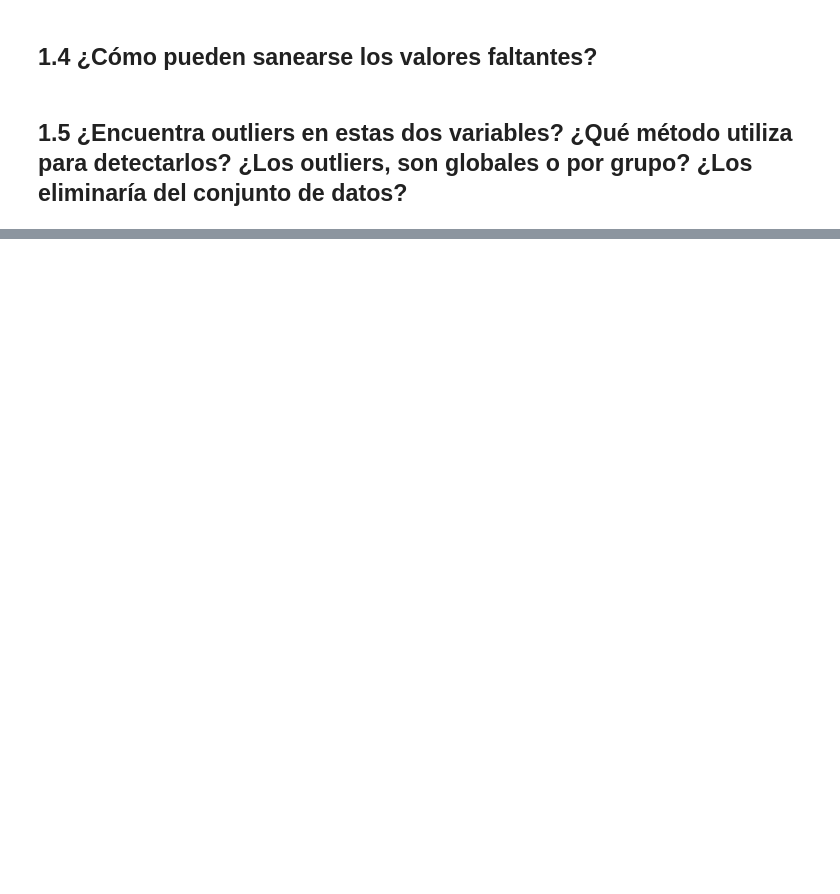
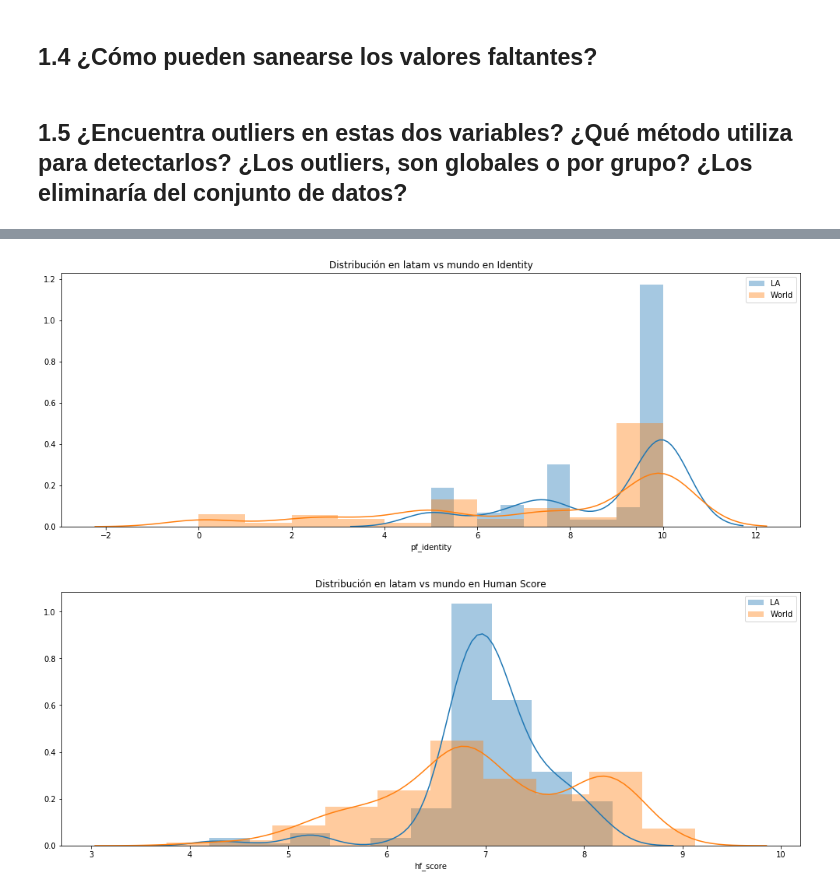
Before and after one commit to avdata99/diplo-datos-2019-practico-01, a Jupyter notebook: TP1 Visualizacion de datos.ipynb, the cells around one changed output, grey strips where cells are left out. Cells and saved outputs as stored; diff of their text form; code cells hidden in the pictures; blank space fills up the shorter version.

```diff
--- a/TP1 Visualizacion de datos.ipynb
+++ b/TP1 Visualizacion de datos.ipynb
@@ -120,0 +221,18 @@ Latin America, Identity and relationships Moda: 10.0
+# %%
+# 2.1
+plt.figure(figsize=(17,6))
+seaborn.distplot(a=latin_america['pf_identity'].dropna(), label='LA', bins=10)
+seaborn.distplot(a=important_dataset['pf_identity'].dropna(), label='World', bins=10)
+plt.title('Distribución en latam vs mundo en Identity')
+plt.legend()
+plt.show()
+
+plt.figure(figsize=(17,6))
+seaborn.distplot(a=latin_america['hf_score'].dropna(), label='LA', bins=10)
+seaborn.distplot(a=important_dataset['hf_score'].dropna(), label='World', bins=10)
+plt.title('Distribución en latam vs mundo en Human Score')
+plt.legend()
+plt.show()
+# %% [output]
+[figure, added]
+[figure, added]
```
Also changed, not shown: parts of 16 cells of this notebook, 1 other file.
